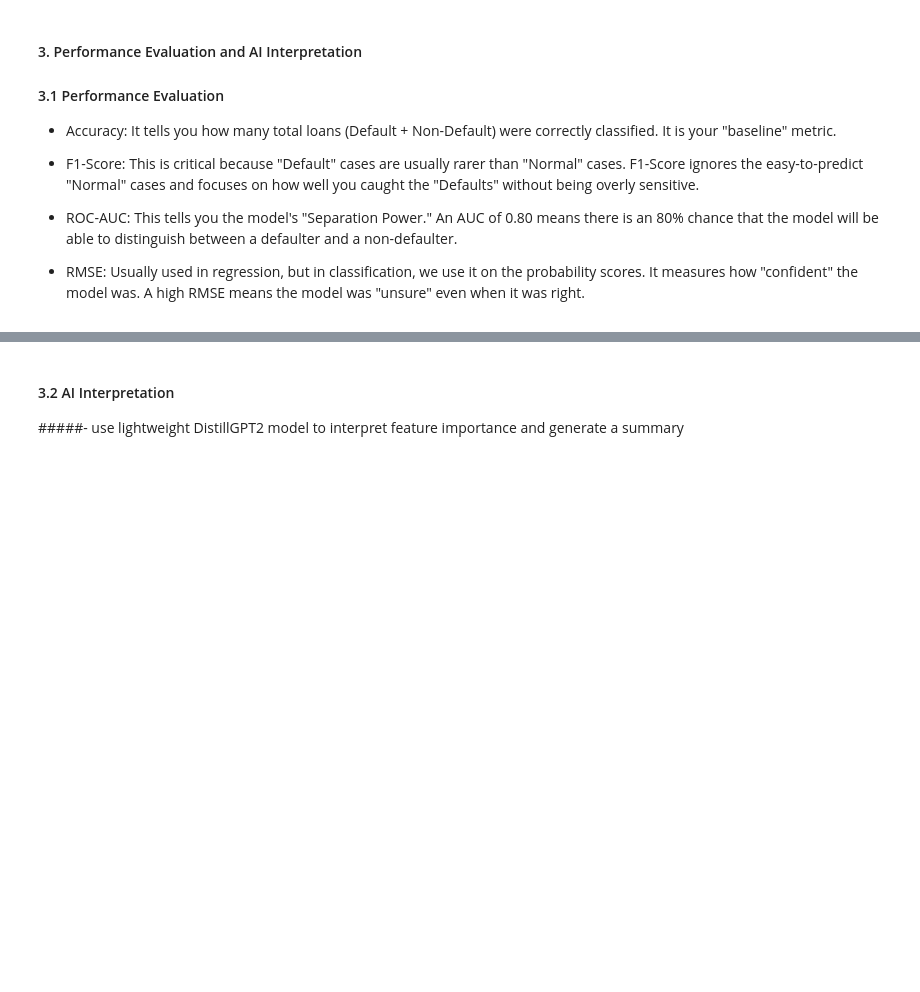
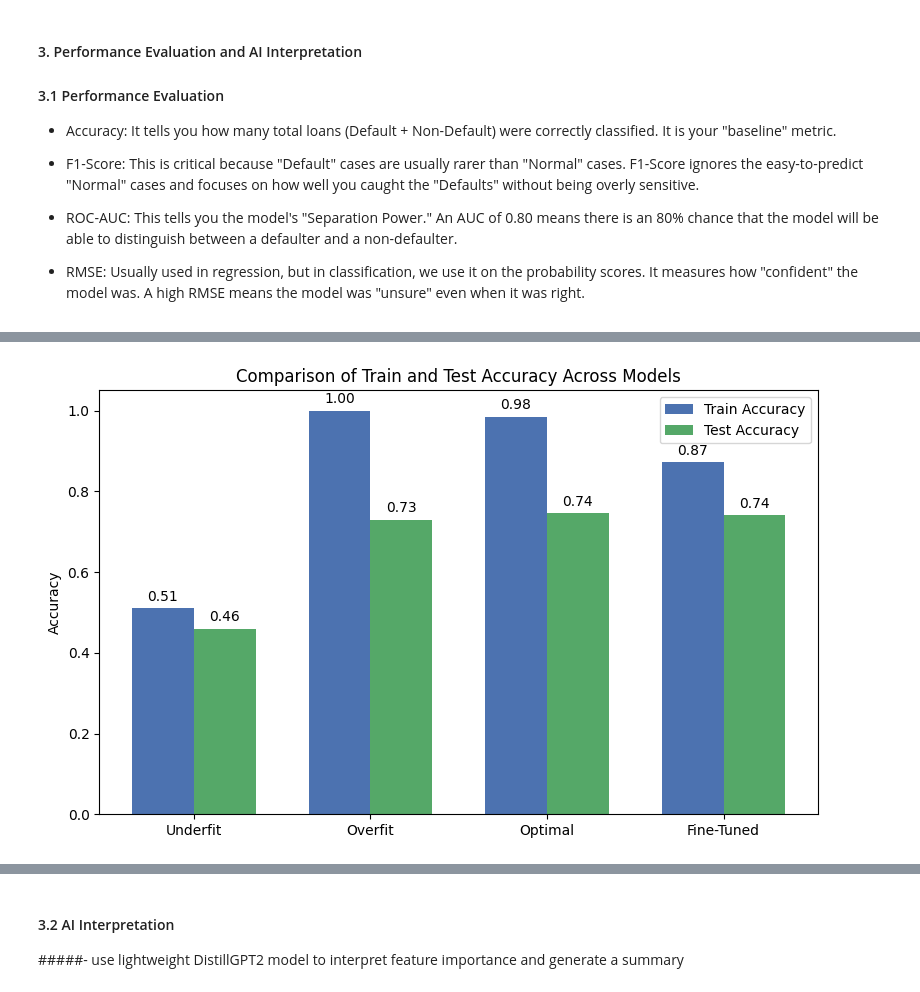
Before and after one commit to Aireenelz/WIE3007-DMW-Group6, a Jupyter notebook: xgboost_modelling_v2.ipynb, the cells around one changed output, grey strips where cells are left out. Cells and saved outputs as stored; diff of their text form; code cells hidden in the pictures; blank space fills up the shorter version.

```diff
--- a/xgboost_modelling_v2.ipynb
+++ b/xgboost_modelling_v2.ipynb
@@ -515 +600,39 @@ RMSE:      0.4136
 [figure]
+# %%
+import matplotlib.pyplot as plt
+import numpy as np
+
+# Data
+models = ["Underfit", "Overfit", "Optimal", "Fine-Tuned"]
+train_acc = [0.51, 1.00, 0.985, 0.8725]
+test_acc = [0.46, 0.73, 0.745, 0.74]
+
+x = np.arange(len(models))  # label locations
+width = 0.35  # bar width
+
+# Plot
+fig, ax = plt.subplots(figsize=(8,5))
+bars1 = ax.bar(x - width/2, train_acc, width, label='Train Accuracy', color='#4C72B0')
+bars2 = ax.bar(x + width/2, test_acc, width, label='Test Accuracy', color='#55A868')
+
+# Labels and titles
+ax.set_ylabel('Accuracy')
+ax.set_ylim(0,1.05)
+ax.set_title('Comparison of Train and Test Accuracy Across Models')
+ax.set_xticks(x)
+ax.set_xticklabels(models)
+ax.legend()
+
+# Add text labels on top of bars
+for bar in bars1 + bars2:
+    height = bar.get_height()
+    ax.annotate(f'{height:.2f}',
+                xy=(bar.get_x() + bar.get_width() / 2, height),
+                xytext=(0,3),
+                textcoords='offset points',
+                ha='center', va='bottom')
+
+plt.tight_layout()
+plt.show()
+# %% [output]
+[figure, added]
```
Also changed, not shown: parts of 5 cells of this notebook.
